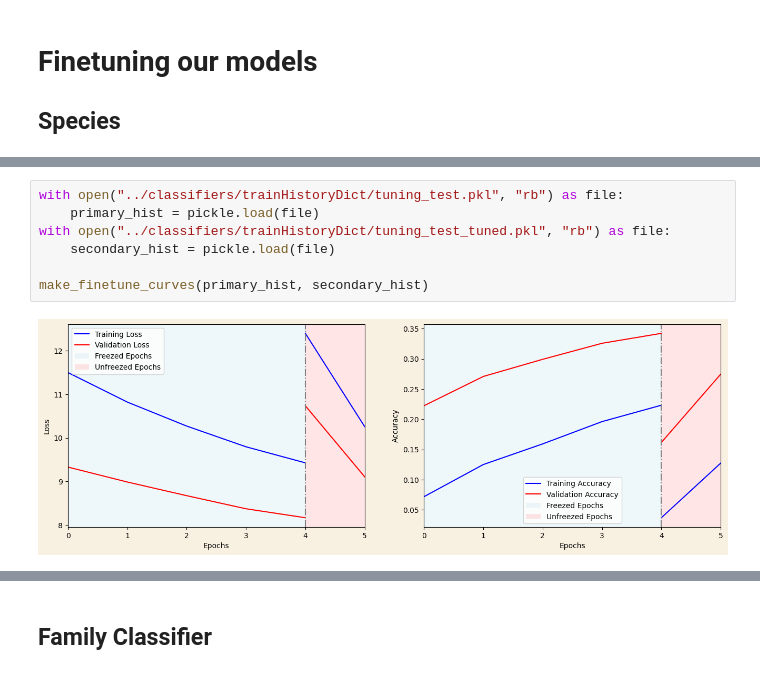
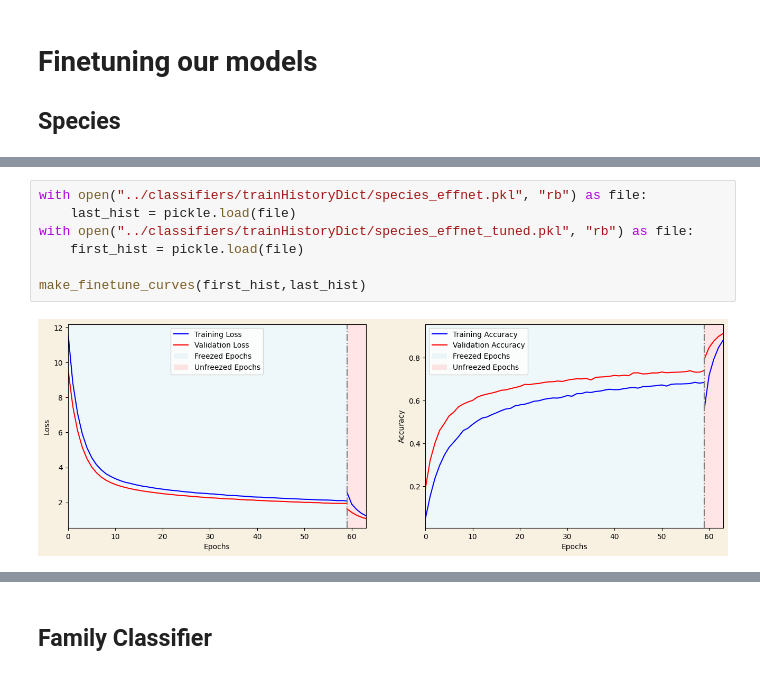
Before and after one commit to oliverweissl/Applied-Machine-Learning-Project, a Jupyter notebook: notebooks/5_ml_pipeline_finetunning.ipynb, the cells around one changed output, grey strips where cells are left out. Saved outputs shown, nothing was run; the diff lists cells and outputs as text.

```diff
--- a/notebooks/5_ml_pipeline_finetunning.ipynb
+++ b/notebooks/5_ml_pipeline_finetunning.ipynb
@@ -109,9 +106,9 @@ Model saved the tuned model under: ../classifiers/tuning_test_tuned
 # %%
-with open("../classifiers/trainHistoryDict/tuning_test.pkl", "rb") as file:
-    primary_hist = pickle.load(file)
-with open("../classifiers/trainHistoryDict/tuning_test_tuned.pkl", "rb") as file:
-    secondary_hist = pickle.load(file)
+with open("../classifiers/trainHistoryDict/species_effnet.pkl", "rb") as file:
+    last_hist = pickle.load(file)
+with open("../classifiers/trainHistoryDict/species_effnet_tuned.pkl", "rb") as file:
+    first_hist = pickle.load(file)
 
-make_finetune_curves(primary_hist, secondary_hist)
+make_finetune_curves(first_hist,last_hist)
 # %% [output]
-[figure, old version]
+[figure, new version]
```
Also changed, not shown: parts of 7 cells of this notebook, 2 other files.
